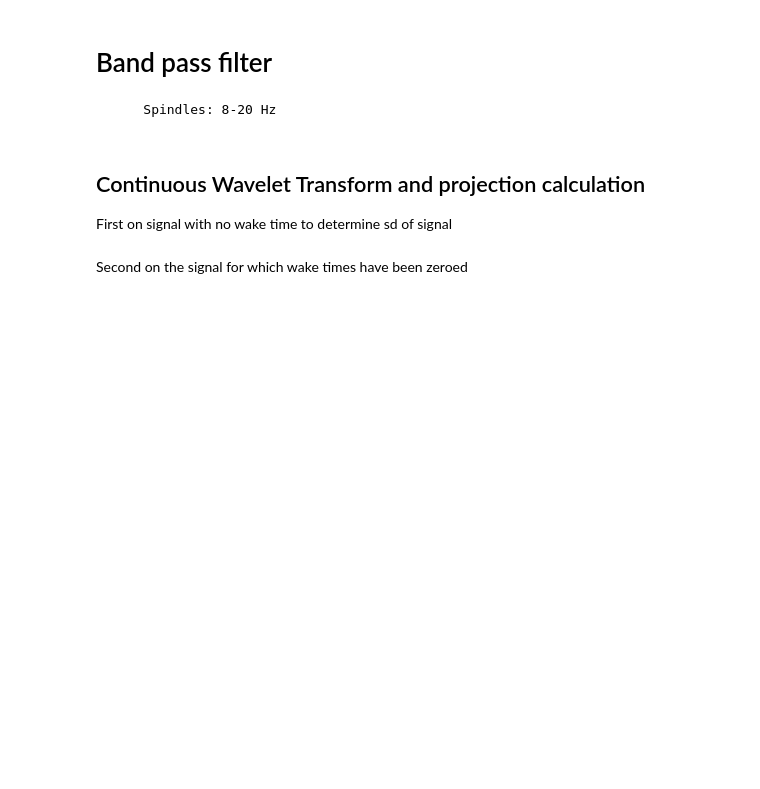
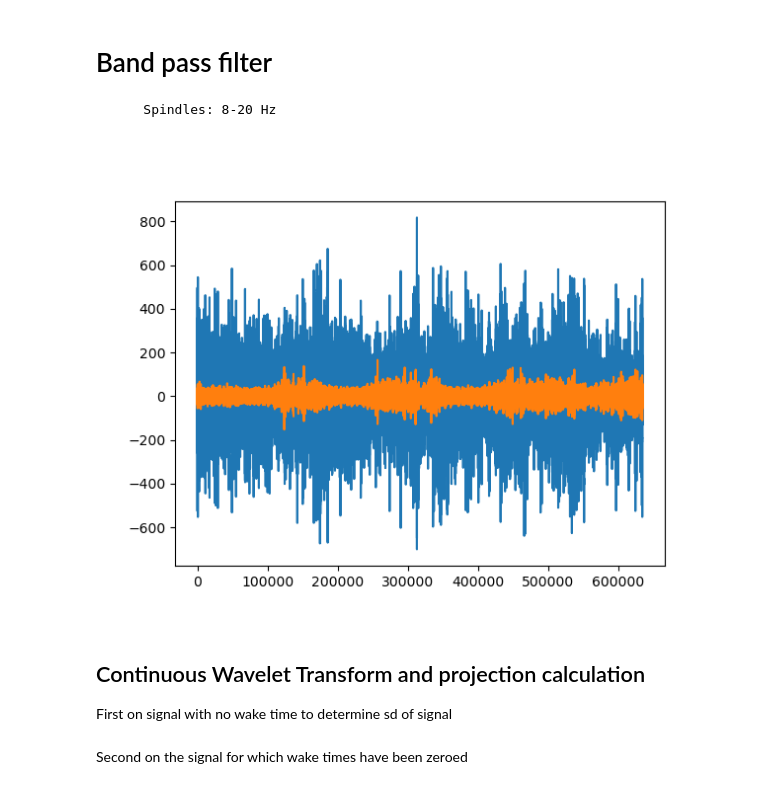
Before and after one commit to melodieborel/HayLabAnalysis, a Jupyter notebook: python/4_Spindleextraction.ipynb, the cells around one changed output. Saved outputs shown, nothing was run; the diff lists cells and outputs as text; code cells hidden in the pictures; blank space fills up the shorter version.

```diff
--- a/python/4_Spindleextraction.ipynb
+++ b/python/4_Spindleextraction.ipynb
@@ -118,6 +133,13 @@ filt_PFCwakeremoved = signal.filtfilt(b, a, PFCwakeremoved)
 
 filt_S1 = signal.filtfilt(b, a, S1)
 filt_S1wakeremoved = signal.filtfilt(b, a, S1wakeremoved)
+# %%
+plt.close()
+plt.plot(filt_S1wakeremoved)
+plt.plot(filt_PFCwakeremoved)
+plt.show()
+# %% [output]
+[figure, added]
 # %% [markdown]
 ## Continuous Wavelet Transform and projection calculation
 
```
Also changed, not shown: parts of 15 cells of this notebook.
